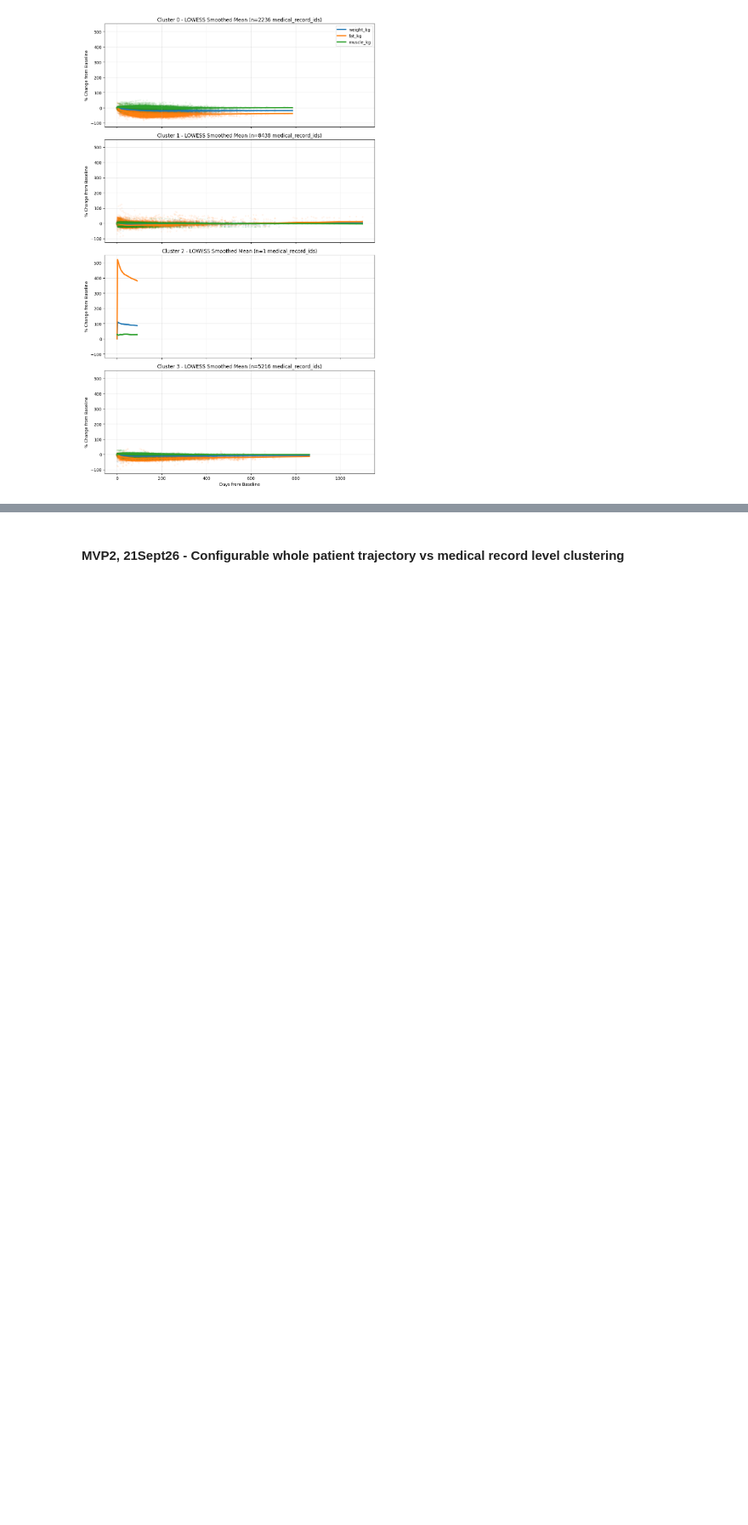
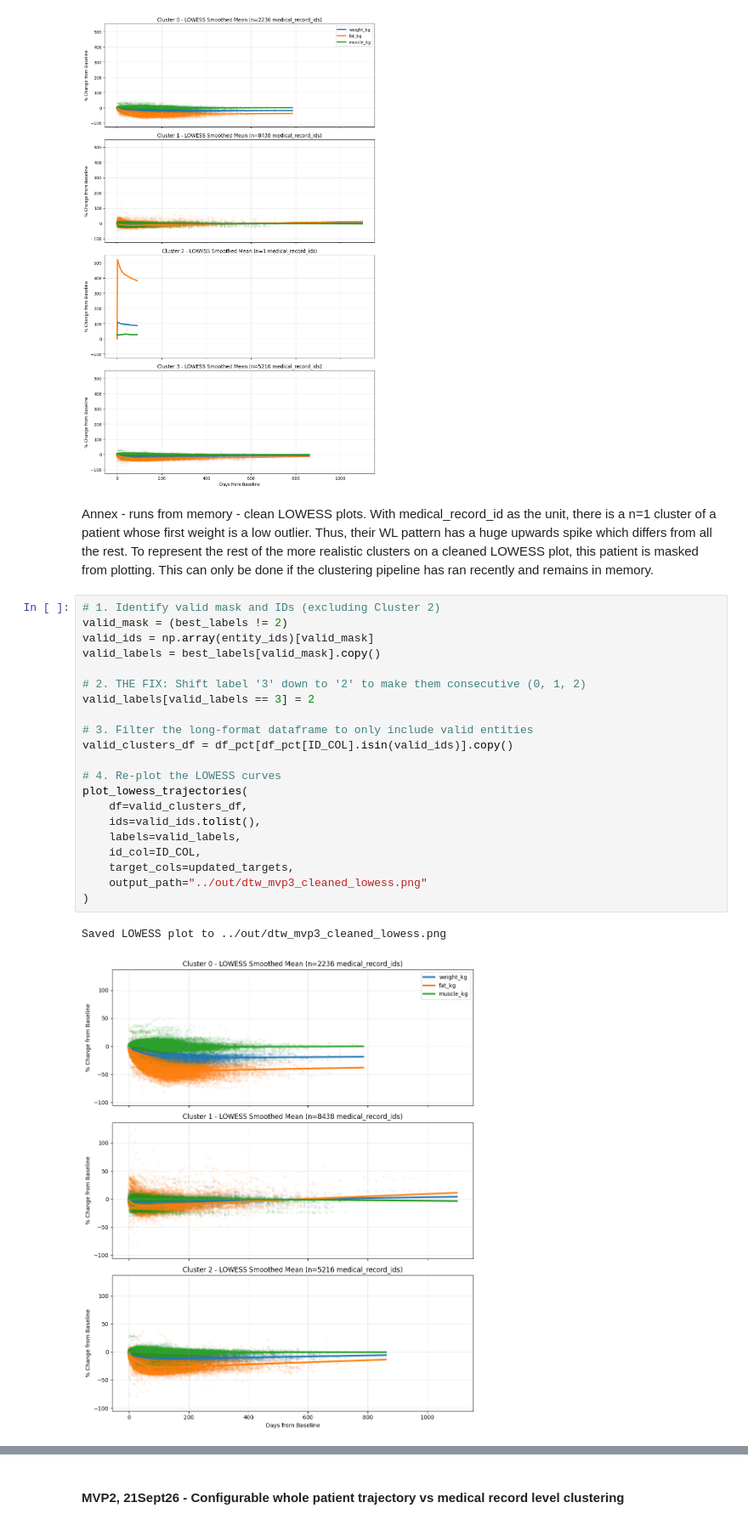
Before and after one commit to Miksa-uam/PROMET_2026, a Jupyter notebook: p4_dir/scripts/p4_notebook.ipynb, the cells around one changed output, grey strips where cells are left out. Shown at 85% size. Cells and saved outputs as stored; diff of their text form; blank space fills up the shorter version.

```diff
--- a/p4_dir/scripts/p4_notebook.ipynb
+++ b/p4_dir/scripts/p4_notebook.ipynb
@@ -164,3 +248,29 @@ Saved DTW Barycenters plot to ../out/dtw_mvp3_barycenters.png
 Plotting real-time LOWESS trajectories...
 Saved LOWESS plot to ../out/dtw_mvp3_lowess.png
 [figure]
+# %% [markdown]
+Annex - runs from memory - clean LOWESS plots. With medical_record_id as the unit, there is a n=1 cluster of a patient whose first weight is a low outlier. Thus, their WL pattern has a huge upwards spike which differs from all the rest. To represent the rest of the more realistic clusters on a cleaned LOWESS plot, this patient is masked from plotting. This can only be done if the clustering pipeline has ran recently and remains in memory.
+# %%
+# 1. Identify valid mask and IDs (excluding Cluster 2)
+valid_mask = (best_labels != 2)
+valid_ids = np.array(entity_ids)[valid_mask]
+valid_labels = best_labels[valid_mask].copy()
+
+# 2. THE FIX: Shift label '3' down to '2' to make them consecutive (0, 1, 2)
+valid_labels[valid_labels == 3] = 2
+
+# 3. Filter the long-format dataframe to only include valid entities
+valid_clusters_df = df_pct[df_pct[ID_COL].isin(valid_ids)].copy()
+
+# 4. Re-plot the LOWESS curves
+plot_lowess_trajectories(
+    df=valid_clusters_df,
+    ids=valid_ids.tolist(),
+    labels=valid_labels,
+    id_col=ID_COL,
+    target_cols=updated_targets,
+    output_path="../out/dtw_mvp3_cleaned_lowess.png"
+)
+# %% [output]
+Saved LOWESS plot to ../out/dtw_mvp3_cleaned_lowess.png
+[figure, added]
```
Also changed, not shown: parts of 5 cells of this notebook, 6 other files.
